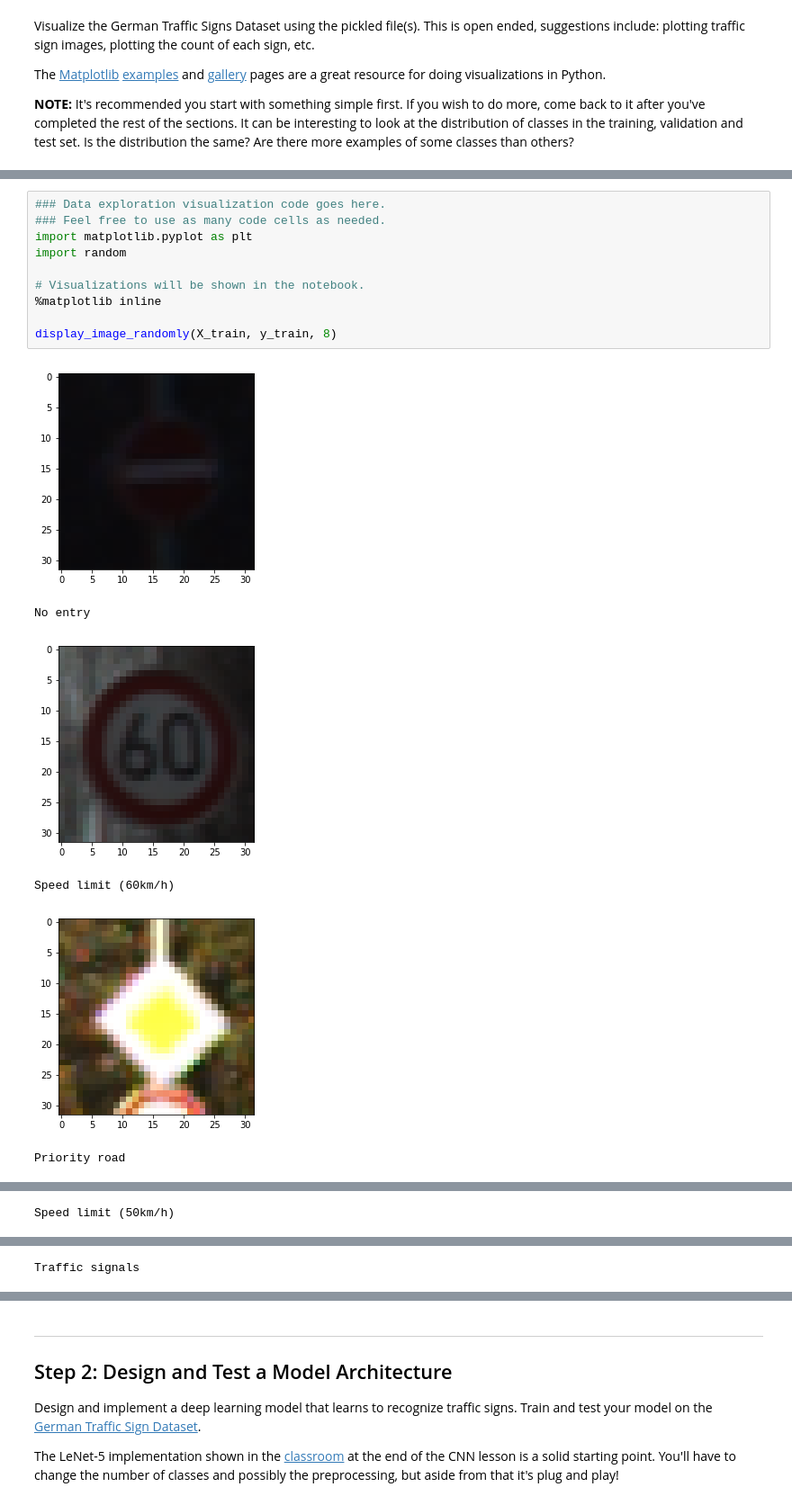
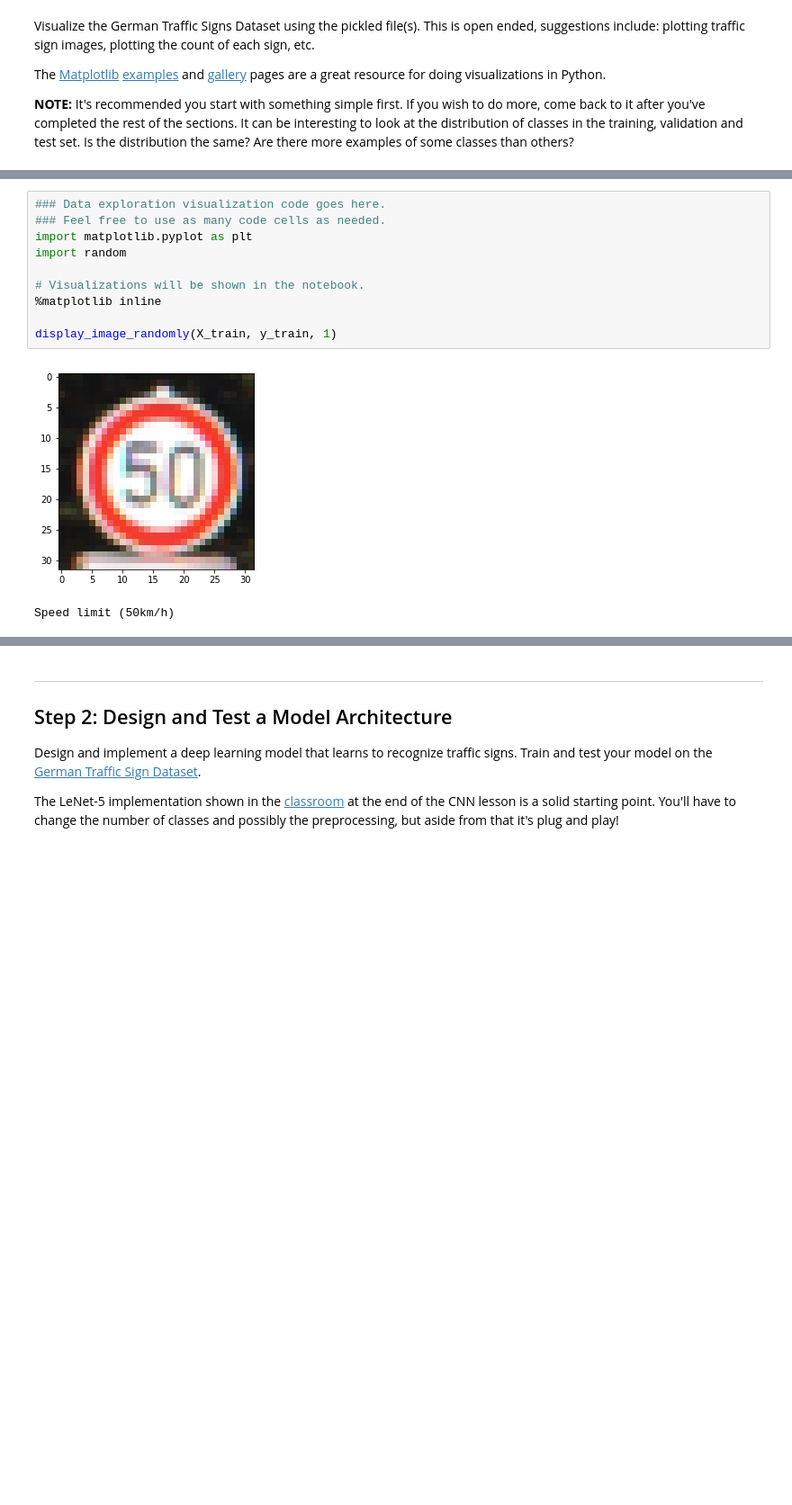
Before and after one commit to dmsehuang/CarND-Traffic-Sign-Classifier, a Jupyter notebook: Traffic_Sign_Classifier.ipynb, the cells around one changed output, grey strips where cells are left out. Shown at 90% size. Drawn from its saved outputs; the diff is of its cells as text; blank space fills up the shorter version.

```diff
--- a/Traffic_Sign_Classifier.ipynb
+++ b/Traffic_Sign_Classifier.ipynb
@@ -115,17 +114,13 @@ def display_image_randomly(X, y, num_images):
 # %%
 ### Data exploration visualization code goes here.
 ### Feel free to use as many code cells as needed.
 import matplotlib.pyplot as plt
 import random
 
 # Visualizations will be shown in the notebook.
 %matplotlib inline
 
-display_image_randomly(X_train, y_train, 8)
+display_image_randomly(X_train, y_train, 1)
 # %% [output]
-[figure, old version]
+[figure, new version]
-No entry
+Speed limit (50km/h)
-[figure, removed]
-Speed limit (60km/h)
-[figure, removed]
-Priority road
@@ -133 +126,0 @@ Priority road
-Speed limit (50km/h)
@@ -135 +126,0 @@ Speed limit (50km/h)
-Traffic signals
```
Also changed, not shown: parts of 6 cells of this notebook.
